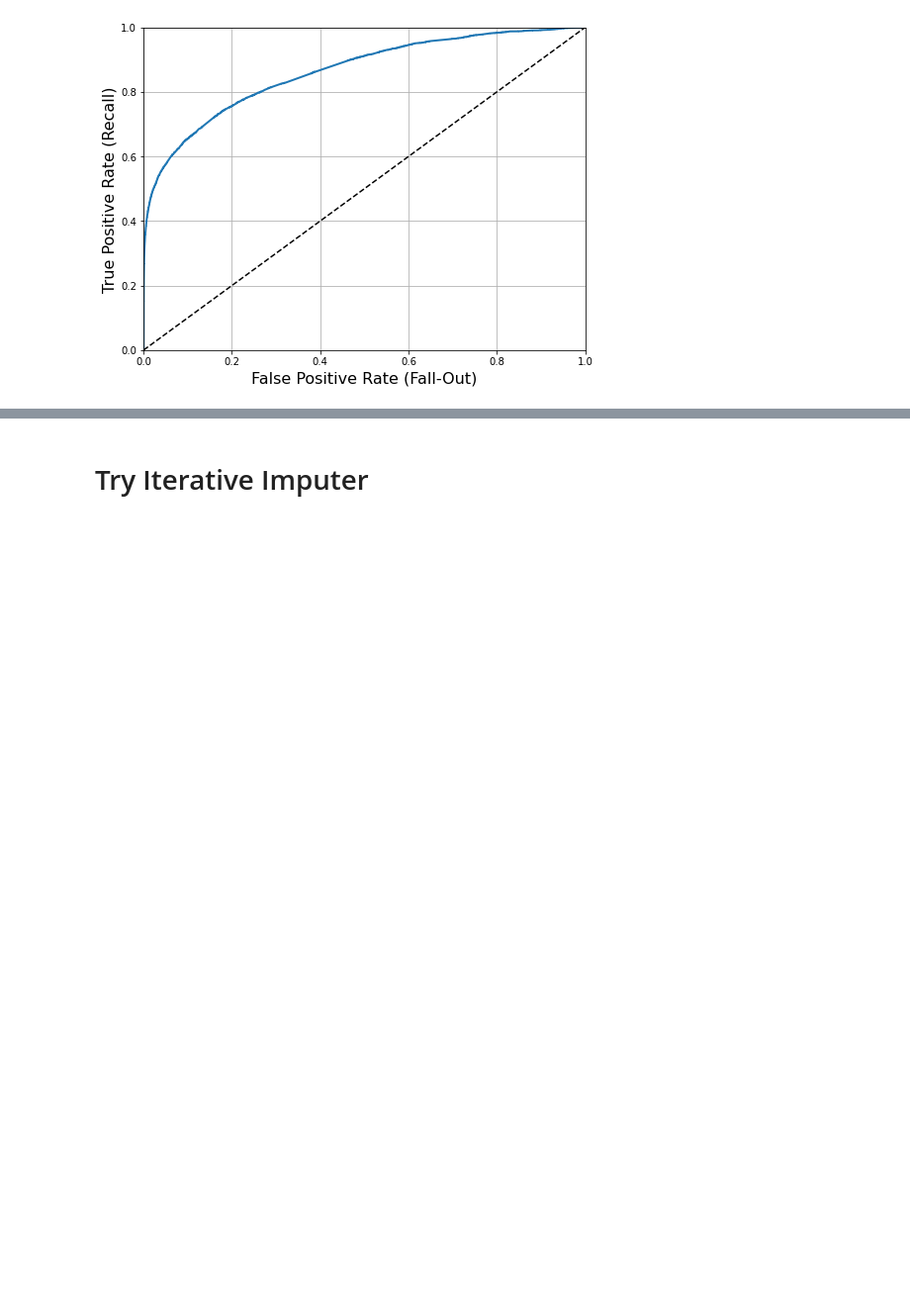
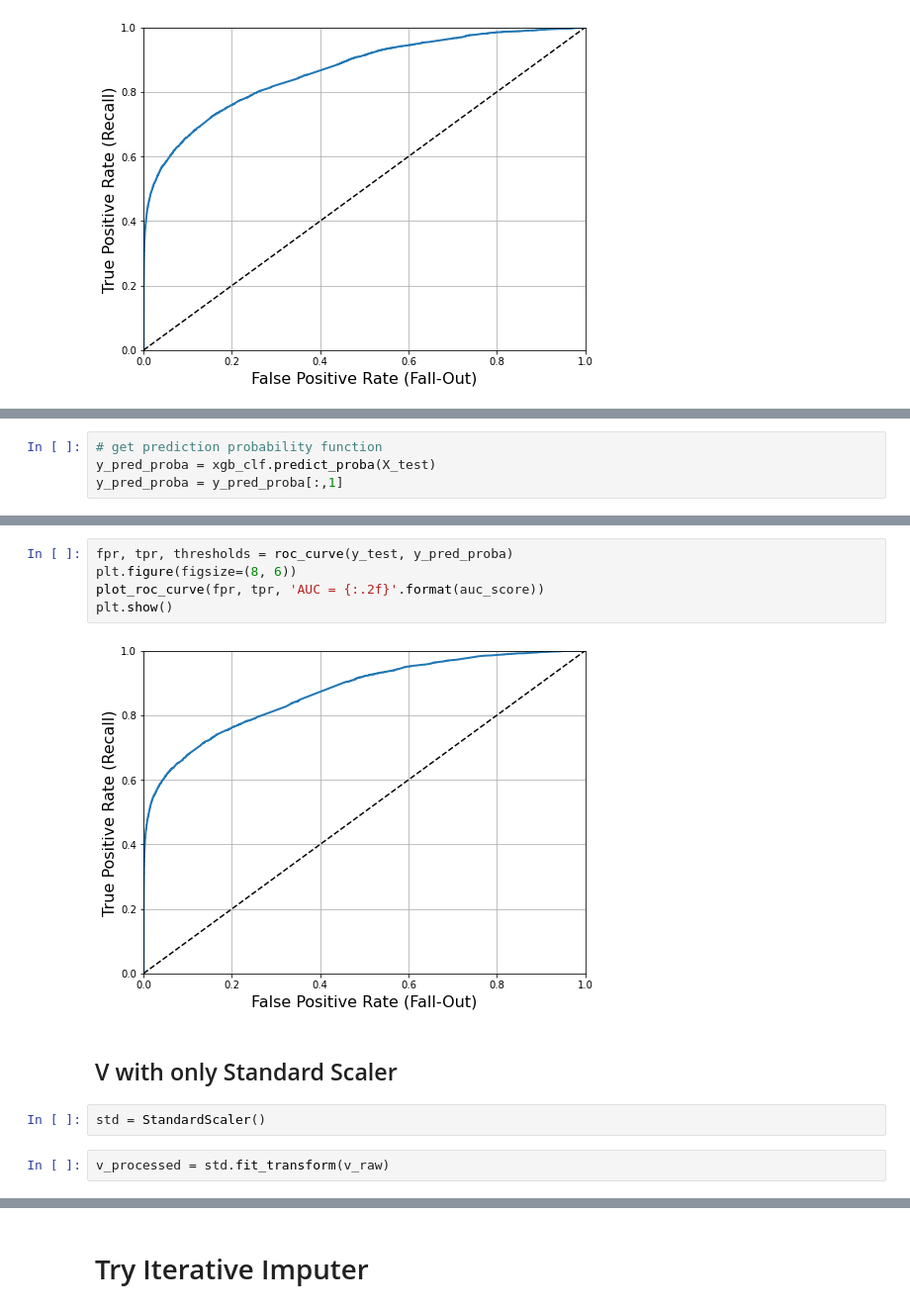
Before and after one commit to x6zeng/dsc198, a Jupyter notebook: Work_Flow/_9Playground.ipynb, the cells around one changed output, grey strips where cells are left out. Shown: that part at 99% size. Drawn from its saved outputs; the diff is of its cells as text; blank space fills up the shorter version.

```diff
--- a/Work_Flow/_9Playground.ipynb
+++ b/Work_Flow/_9Playground.ipynb
@@ -239,0 +260,4 @@ plt.show()
+# %%
+# get prediction probability function
+y_pred_proba = xgb_clf.predict_proba(X_test)
+y_pred_proba = y_pred_proba[:,1]
@@ -239,0 +276,13 @@ plt.show()
+# %%
+fpr, tpr, thresholds = roc_curve(y_test, y_pred_proba)
+plt.figure(figsize=(8, 6))
+plot_roc_curve(fpr, tpr, 'AUC = {:.2f}'.format(auc_score))
+plt.show()
+# %% [output]
+[figure, added]
+# %% [markdown]
+## V with only Standard Scaler
+# %%
+std = StandardScaler()
+# %%
+v_processed = std.fit_transform(v_raw)
```
Also changed, not shown: parts of 17 cells of this notebook, 1 other file.
